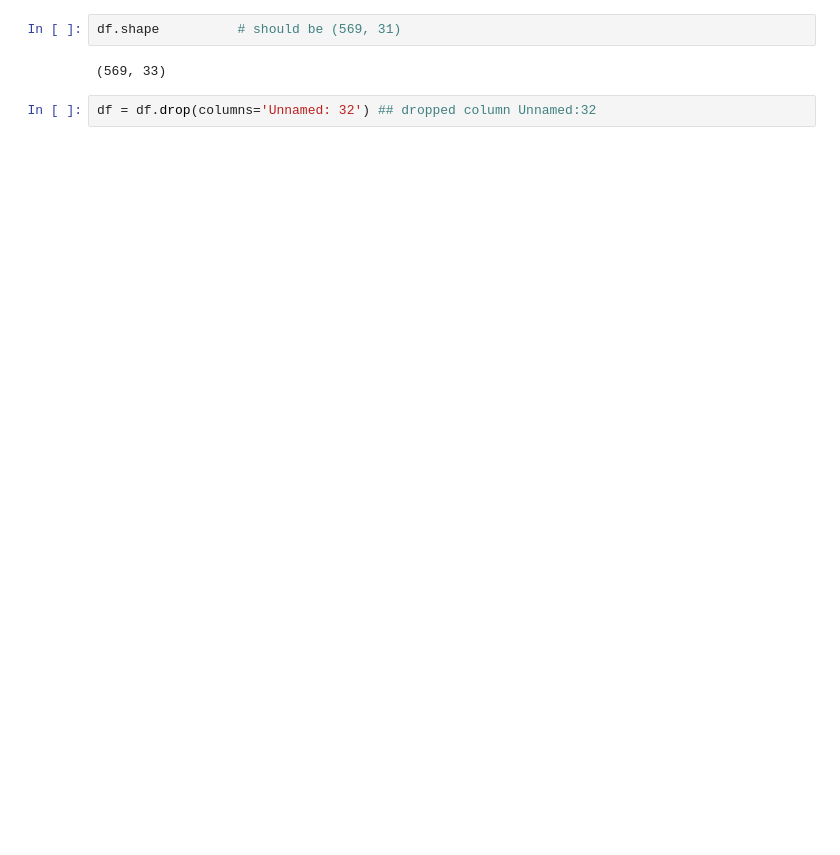
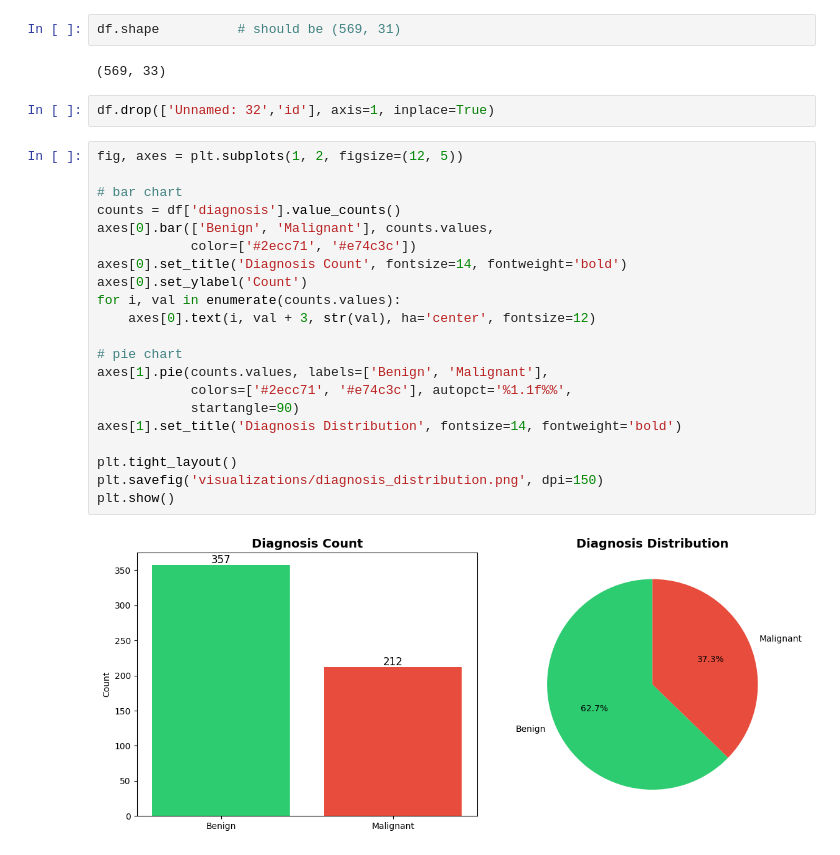
Before and after one commit to john-nio/eda-project, a Jupyter notebook: breast_cancer/breast_cancer.ipynb, the cells around one changed output. Saved outputs shown, nothing was run; the diff lists cells and outputs as text; blank space fills up the shorter version.

Commit message:
Adding chart

```diff
--- a/breast_cancer/breast_cancer.ipynb
+++ b/breast_cancer/breast_cancer.ipynb
@@ -64,4 +64,27 @@ df.shape          # should be (569, 31)
 # %% [output]
 (569, 33)
 # %%
-df = df.drop(columns='Unnamed: 32') ## dropped column Unnamed:32
+df.drop(['Unnamed: 32','id'], axis=1, inplace=True)
+# %%
+fig, axes = plt.subplots(1, 2, figsize=(12, 5))
+
+# bar chart
+counts = df['diagnosis'].value_counts()
+axes[0].bar(['Benign', 'Malignant'], counts.values,
+            color=['#2ecc71', '#e74c3c'])
+axes[0].set_title('Diagnosis Count', fontsize=14, fontweight='bold')
+axes[0].set_ylabel('Count')
+for i, val in enumerate(counts.values):
+    axes[0].text(i, val + 3, str(val), ha='center', fontsize=12)
+
+# pie chart
+axes[1].pie(counts.values, labels=['Benign', 'Malignant'],
+            colors=['#2ecc71', '#e74c3c'], autopct='%1.1f%%',
+            startangle=90)
+axes[1].set_title('Diagnosis Distribution', fontsize=14, fontweight='bold')
+
+plt.tight_layout()
+plt.savefig('visualizations/diagnosis_distribution.png', dpi=150)
+plt.show()
+# %% [output]
+[figure, added]
```
Also changed, not shown: parts of 1 cell of this notebook, 1 other file.
